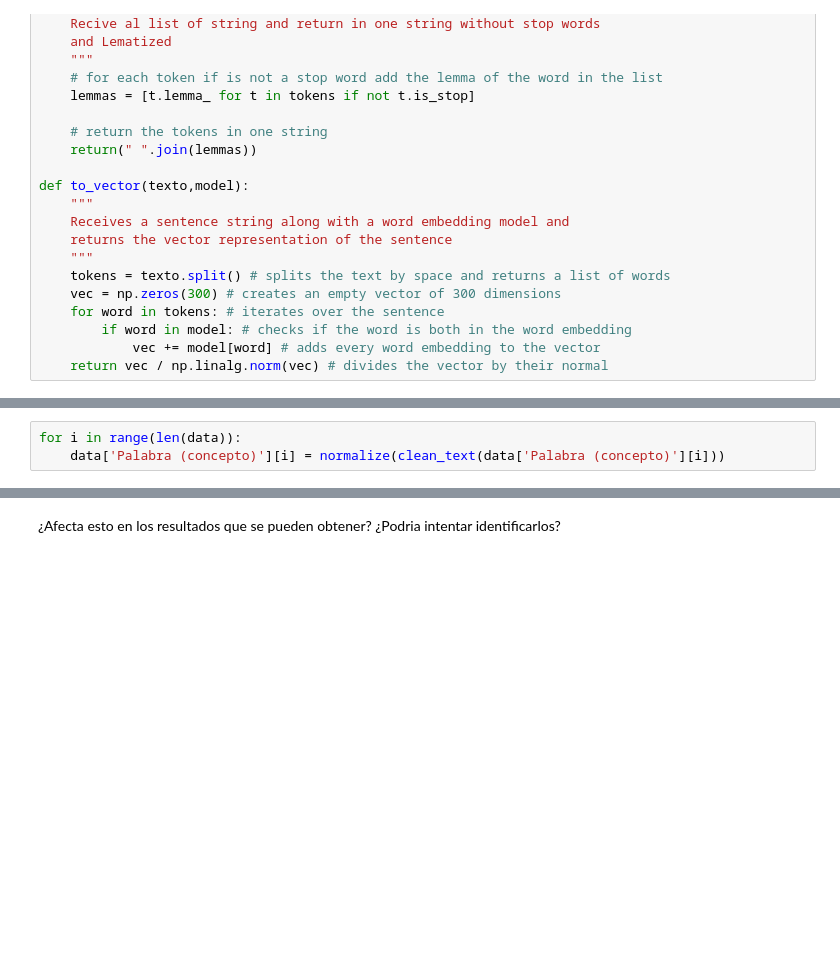
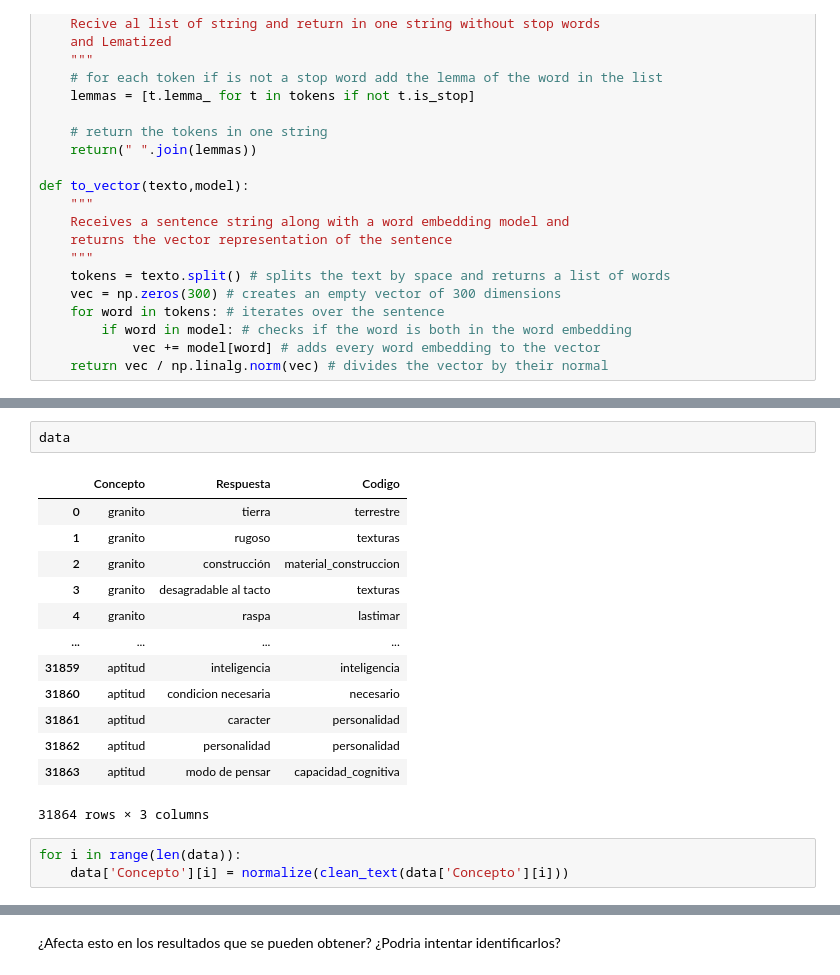
Before and after one commit to DJRamosA/AC-PLT, a Jupyter notebook: src/process_nueva_data/PreProcess.ipynb, the cells around one changed output, grey strips where cells are left out. Saved outputs shown, nothing was run; the diff lists cells and outputs as text; blank space fills up the shorter version.

```diff
--- a/src/process_nueva_data/PreProcess.ipynb
+++ b/src/process_nueva_data/PreProcess.ipynb
@@ -52,4 +57,20 @@ nlp = spacy.load('es_core_news_sm')
+# %%
+data
+# %% [output]
+|  | Concepto | Respuesta | Codigo |
+| 0 | granito | tierra | terrestre |
+| 1 | granito | rugoso | texturas |
+| 2 | granito | construcción | material_construccion |
+| 3 | granito | desagradable al tacto | texturas |
+| 4 | granito | raspa | lastimar |
+| ... | ... | ... | ... |
+| 31859 | aptitud | inteligencia | inteligencia |
+| 31860 | aptitud | condicion necesaria | necesario |
+| 31861 | aptitud | caracter | personalidad |
+| 31862 | aptitud | personalidad | personalidad |
+| 31863 | aptitud | modo de pensar | capacidad_cognitiva |
+31864 rows × 3 columns
 # %%
 for i in range(len(data)):
-    data['Palabra (concepto)'][i] = normalize(clean_text(data['Palabra (concepto)'][i]))
+    data['Concepto'][i] = normalize(clean_text(data['Concepto'][i]))
 # %%
```
Also changed, not shown: parts of 15 cells of this notebook, 4 other files.
